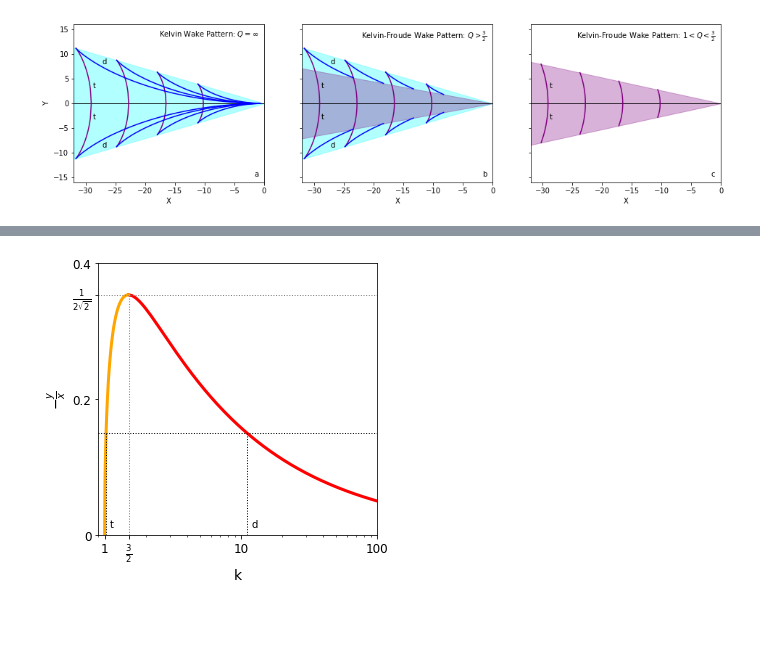
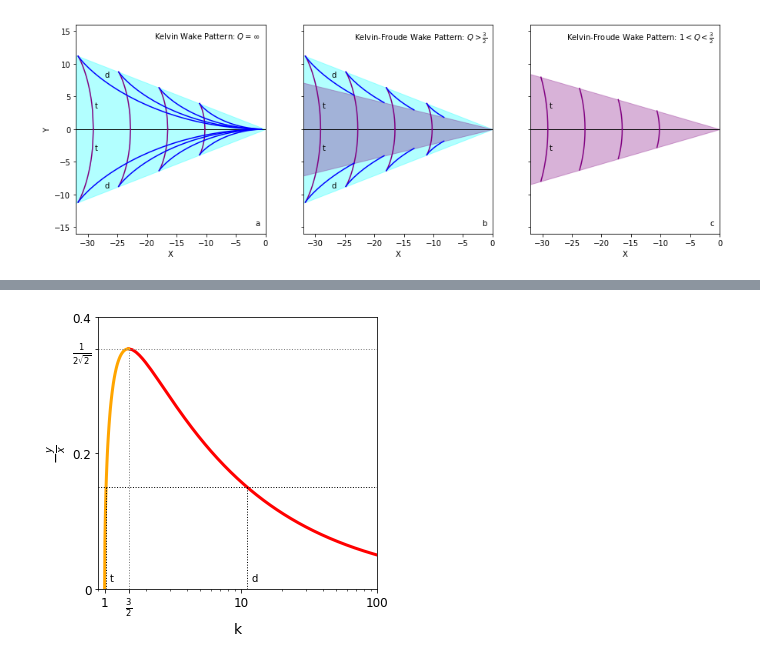
Before and after one commit to jcolen/kelvinmach, a Jupyter notebook: challenging_kelvin/ParametricPlots.ipynb, the cells around one changed output, grey strips where cells are left out. Drawn from its saved outputs; the diff is of its cells as text; code cells hidden in the pictures; blank space fills up the shorter version.

```diff
--- a/challenging_kelvin/ParametricPlots.ipynb
+++ b/challenging_kelvin/ParametricPlots.ipynb
@@ -41,7 +41,7 @@ labels = [r'Kelvin Wake Pattern: $Q = \infty$',
           r'Kelvin-Froude Wake Pattern: $Q > \frac{3}{2}$',
           r'Kelvin-Froude Wake Pattern: $1 < Q < \frac{3}{2}$']
 nqs = len(Qs)
-fig = plt.figure(figsize=(16, 4))
+fig = plt.figure(figsize=(15, 5))
 
 xlim = np.array([-32, 0])
 ylim = np.array([-16, 16])
@@ -58,31 +58,31 @@ for i in range(nqs):
                     verticalalignment='top')
     ax.text(0.97, 0.03, label,
             transform=ax.transAxes,
             horizontalalignment='right',
             verticalalignment='bottom')
     label = chr(ord(label) + 1)
     if i == 0:
         ax.set_ylabel('Y')
     else:
         ax.tick_params(axis='y', which='both', labelleft=False)
     #ax.tick_params(axis='x', which='both', bottom=False, top=False, labelbottom=False)
     ax.set_xlabel('X')
     ax.axhline(color='black', linewidth=1)
     k = np.linspace(1, Qs[i], tmax[i])
     if Qs[i] > 1.5:
         draw_kelvin_angle(ax, xlim)
         ax.text(0.15, 0.22, 'd',
                 transform=ax.transAxes)
         ax.text(0.15, 0.75, 'd',
                 transform=ax.transAxes)
     if Qs[i] < 100:
         draw_inner_angle(ax, xlim, Qs[i])
     draw_parametric_wake(ax, 4, k)
     ax.text(0.1, 0.4, 't',
             transform=ax.transAxes)
     ax.text(0.1, 0.6, 't',
             transform=ax.transAxes)
 
 plt.show()
 # %% [output]
-[figure, old version]
+[figure, new version]
```
Also changed, not shown: parts of 5 cells of this notebook, 4 other files.
